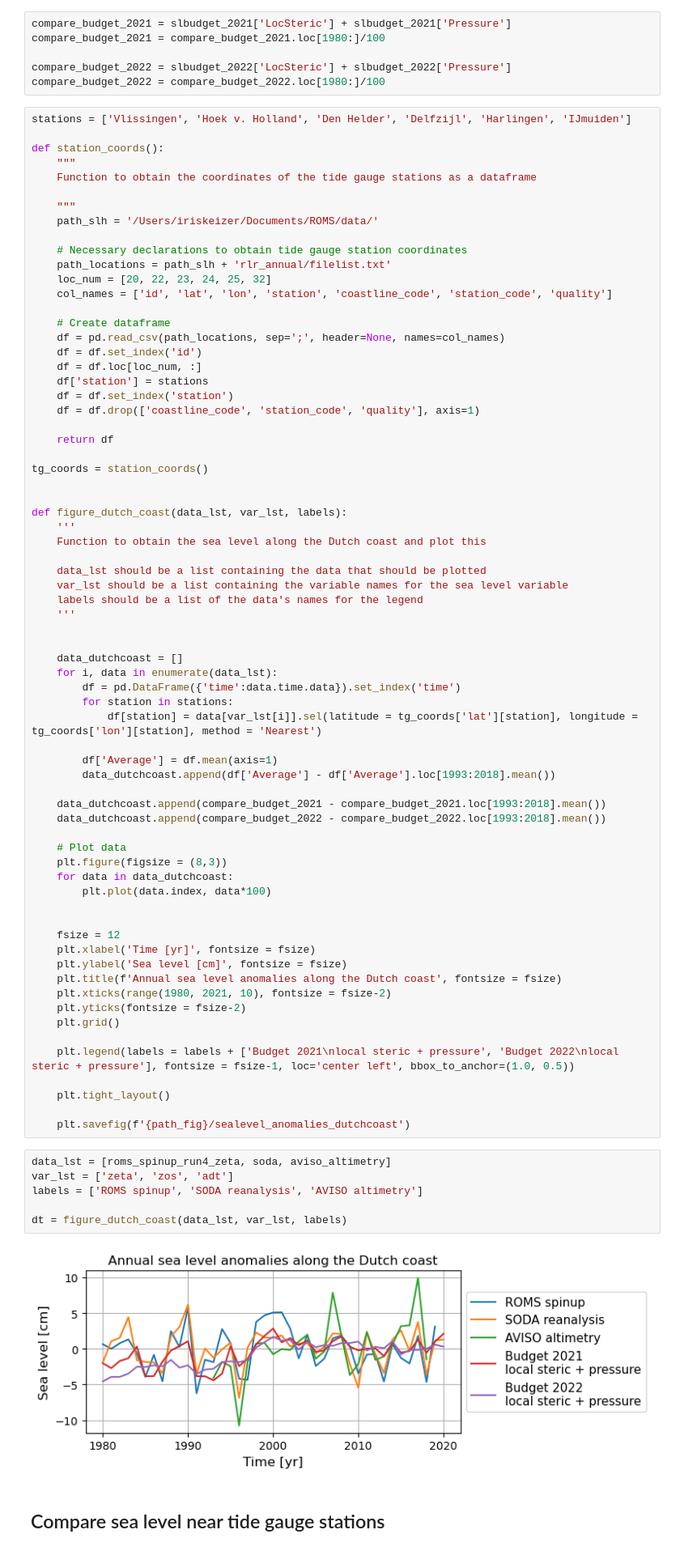
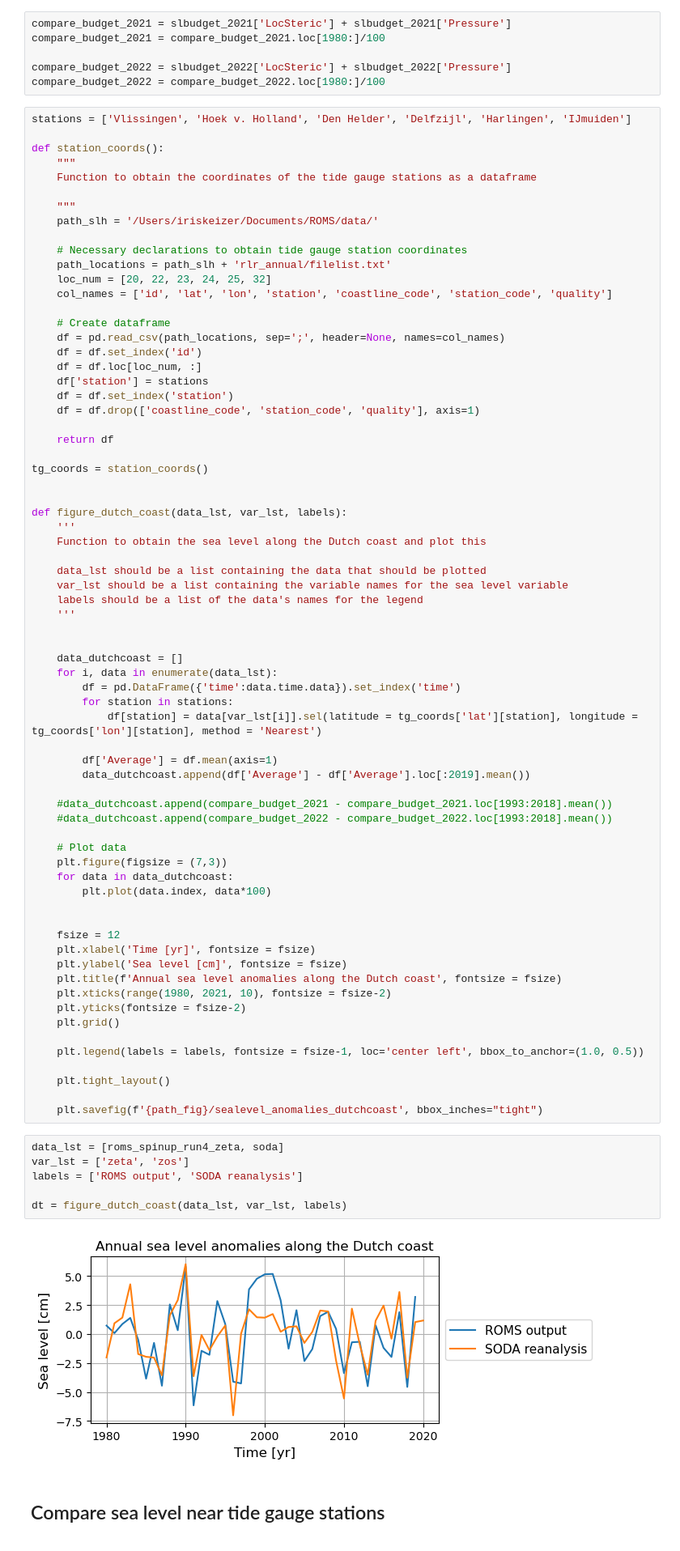
Before and after one commit to iris-keizer/ROMS-project, a Jupyter notebook: ROMS-project/analysis/SODA/analyse ROMS output nov2022.ipynb, the cells around one changed output. Shown at 81% size. Cells and saved outputs as stored; diff of their text form.

```diff
--- a/ROMS-project/analysis/SODA/analyse ROMS output nov2022.ipynb
+++ b/ROMS-project/analysis/SODA/analyse ROMS output nov2022.ipynb
@@ -412,13 +546,13 @@ def figure_dutch_coast(data_lst, var_lst, labels):
             df[station] = data[var_lst[i]].sel(latitude = tg_coords['lat'][station], longitude = tg_coords['lon'][station], method = 'Nearest')
 
         df['Average'] = df.mean(axis=1)
-        data_dutchcoast.append(df['Average'] - df['Average'].loc[1993:2018].mean())
+        data_dutchcoast.append(df['Average'] - df['Average'].loc[:2019].mean())
 
-    data_dutchcoast.append(compare_budget_2021 - compare_budget_2021.loc[1993:2018].mean())
-    data_dutchcoast.append(compare_budget_2022 - compare_budget_2022.loc[1993:2018].mean())
+    #data_dutchcoast.append(compare_budget_2021 - compare_budget_2021.loc[1993:2018].mean())
+    #data_dutchcoast.append(compare_budget_2022 - compare_budget_2022.loc[1993:2018].mean())
 
     # Plot data
-    plt.figure(figsize = (8,3))
+    plt.figure(figsize = (7,3))
     for data in data_dutchcoast:
         plt.plot(data.index, data*100)
 
@@ -431,19 +565,19 @@ def figure_dutch_coast(data_lst, var_lst, labels):
     plt.yticks(fontsize = fsize-2)
     plt.grid()
 
-    plt.legend(labels = labels + ['Budget 2021\nlocal steric + pressure', 'Budget 2022\nlocal steric + pressure'], fontsize = fsize-1, loc='center left', bbox_to_anchor=(1.0, 0.5))
+    plt.legend(labels = labels, fontsize = fsize-1, loc='center left', bbox_to_anchor=(1.0, 0.5))
 
     plt.tight_layout()
 
-    plt.savefig(f'{path_fig}/sealevel_anomalies_dutchcoast')
+    plt.savefig(f'{path_fig}/sealevel_anomalies_dutchcoast', bbox_inches="tight")
 # %%
-data_lst = [roms_spinup_run4_zeta, soda, aviso_altimetry]
-var_lst = ['zeta', 'zos', 'adt']
-labels = ['ROMS spinup', 'SODA reanalysis', 'AVISO altimetry']
+data_lst = [roms_spinup_run4_zeta, soda]
+var_lst = ['zeta', 'zos']
+labels = ['ROMS output', 'SODA reanalysis']
 
 dt = figure_dutch_coast(data_lst, var_lst, labels)
 # %% [output]
-[figure, old version]
+[figure, new version]
 # %% [markdown]
 ## Compare sea level near tide gauge stations
 # %%
```
Also changed, not shown: parts of 19 cells of this notebook, 3 other files.
